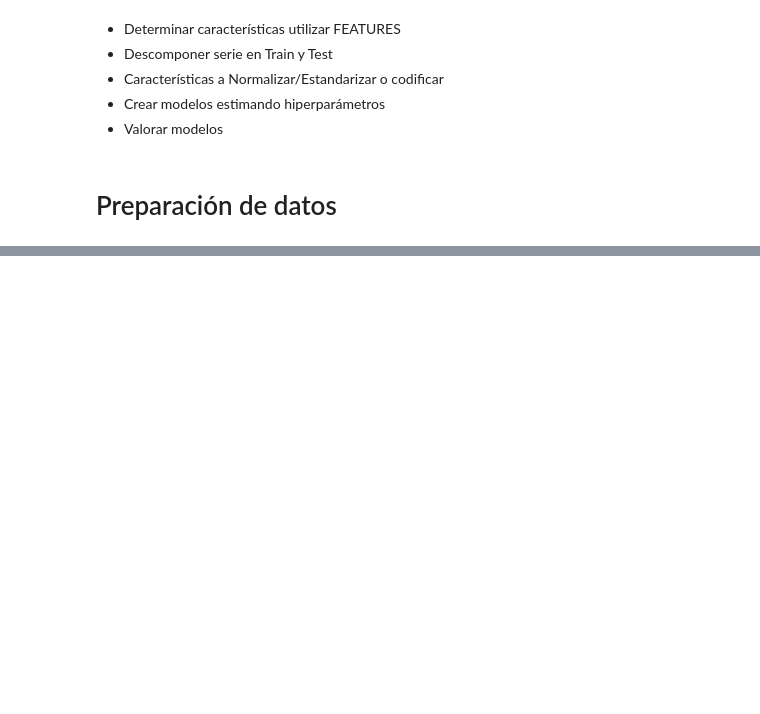
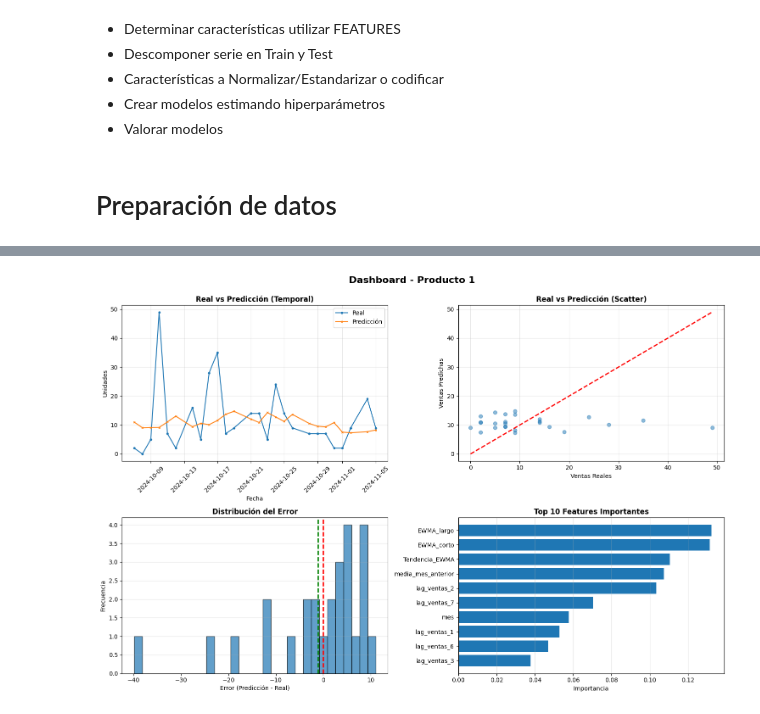
Before and after one commit to jmorala/TFMDS, a Jupyter notebook: cuadernos/05_RF_Forecasting.ipynb, the cells around one changed output, grey strips where cells are left out. Cells and saved outputs as stored; diff of their text form; code cells hidden in the pictures; blank space fills up the shorter version.

```diff
--- a/cuadernos/05_RF_Forecasting.ipynb
+++ b/cuadernos/05_RF_Forecasting.ipynb
@@ -605,0 +456,93 @@ ENTRENAMIENTO DE MODELOS POR PRODUCTO (Top 10)
+# %%
+
+# ============================================================================
+# 3. MODELOS POR PRODUCTO (TOP 10)
+# ============================================================================
+
+print("\n" + "="*100)
+print("📍 MODELO 3: RANDOM FOREST POR PRODUCTO (TOP 10)")
+print("="*100)
+
+top_productos = df_train.groupby('producto')['udsVenta'].sum().nlargest(10).index.tolist()
+print(f"\n🏆 Top 10 productos: {top_productos}")
+
+modelos_producto = {}
+
+for producto in top_productos:
+    print(f"\n🔄 Entrenando modelo para Producto {producto}...")
+
+    # Filtrar datos
+    train_prod = df_train[df_train['producto'] == producto]
+    test_prod = df_test[df_test['producto'] == producto].dropna()
+
+    if len(test_prod) == 0:
+        print(f"   ⚠️  No hay datos de validación")
+        continue
+
+    if len(train_prod) < 100:
+        print(f"   ⚠️  Datos insuficientes ({len(train_prod)} registros)")
+        continue
+
+    X_train_p = train_prod[FEATURES]
+    y_train_p = train_prod[TARGET]
+    X_test_p = test_prod[FEATURES]
+    y_test_p = test_prod[TARGET]
+
+    # Entrenar
+    rf_producto = RandomForestRegressor(
+        **study_rf.best_params,
+        random_state=42,
+        n_jobs=-1
+        )
+
+    rf_producto.fit(X_train_p, y_train_p)
+    y_pred_p = rf_producto.predict(X_test_p)
+
+    modelos_producto[producto] = rf_producto
+
+    # Calcular métricas y GUARDAR
+    metricas_producto = calcular_metricas(y_test_p, y_pred_p, f"RF Producto {producto}")
+    todas_metricas.append(metricas_producto)
+
+    print(f"   ✓ MAE: {metricas_producto['MAE']:.2f} | RMSE: {metricas_producto['RMSE']:.2f} | R²: {metricas_producto['R2']:.4f}")
+
+    # Preparar datos
+    test_prod_pred = test_prod.copy()
+    test_prod_pred['prediccion'] = y_pred_p
+    test_prod_pred['error'] = y_pred_p - test_prod_pred[TARGET]
+    test_prod_pred['error_abs'] = np.abs(test_prod_pred['error'])
+    test_prod_pred['error_pct'] = (test_prod_pred['error_abs'] / test_prod_pred[TARGET]) * 100
+    test_prod_pred = test_prod_pred.sort_values('idSecuencia')
+
+    print(f"\n   📍 Producto {producto}")
+    print(f"      Train: {len(train_prod)} | Test: {len(test_prod_pred)}")
+
+    # Primeras predicciones
+    print(f"\n   📋 Primeras 3 predicciones:")
+    cols = ['idSecuencia', TARGET, 'prediccion', 'error', 'error_abs']
+    print("   " + test_prod_pred[cols].head(3).to_string(index=False).replace('\n', '\n   '))
+
+    # Estadísticas
+    print(f"\n   📊 Estadísticas del error:")
+    print(f"      Error medio:          {test_prod_pred['error'].mean():>8.2f}")
+    print(f"      Error abs medio:      {test_prod_pred['error_abs'].mean():>8.2f}")
+    print(f"      Error máximo:         {test_prod_pred['error_abs'].max():>8.2f}")
+    print(f"      Error % medio:        {test_prod_pred['error_pct'].mean():>8.2f}%")
+
+    if len(test_prod_pred) >= 2:
+        resumen_metricas([metricas_producto])
+
+        try:
+            dashboard_prediccion(
+                df=test_prod_pred,
+                col_fecha='idSecuencia',
+                col_real=TARGET,
+                col_pred='prediccion',
+                modelo=rf_producto,
+                feature_names=FEATURES,
+                titulo_principal=f'Dashboard - Producto {producto}',
+                figsize=(15, 10)
+            )
+        except Exception as e:
+            print(f"   ⚠️  Error en dashboard: {str(e)}")
+# %% [output]
@@ -605,0 +566 @@ ENTRENAMIENTO DE MODELOS POR PRODUCTO (Top 10)
+[figure, added]
```
Also changed, not shown: parts of 22 cells of this notebook, 6 other files.
